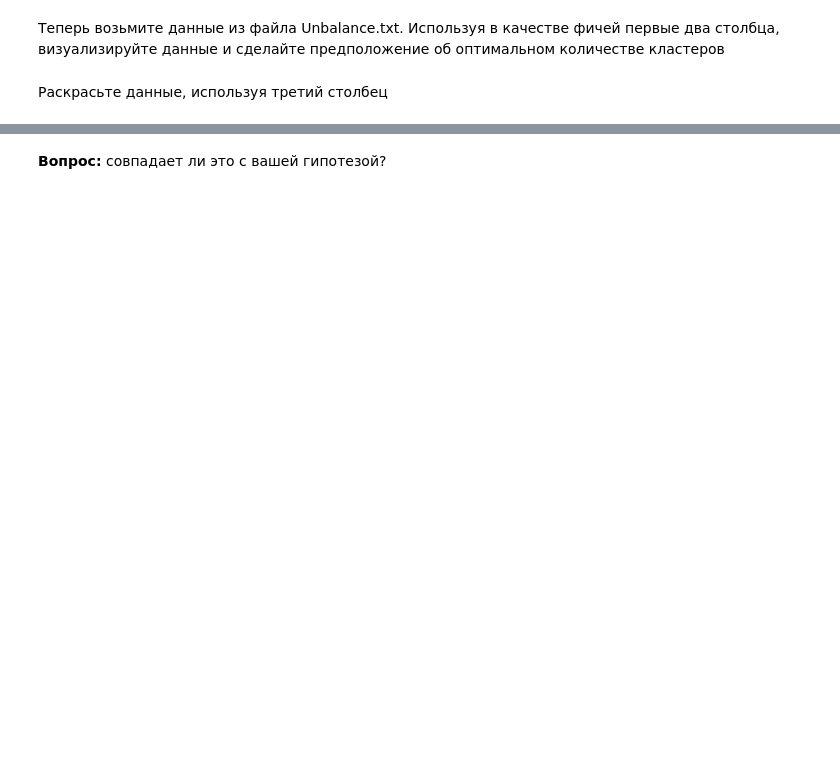
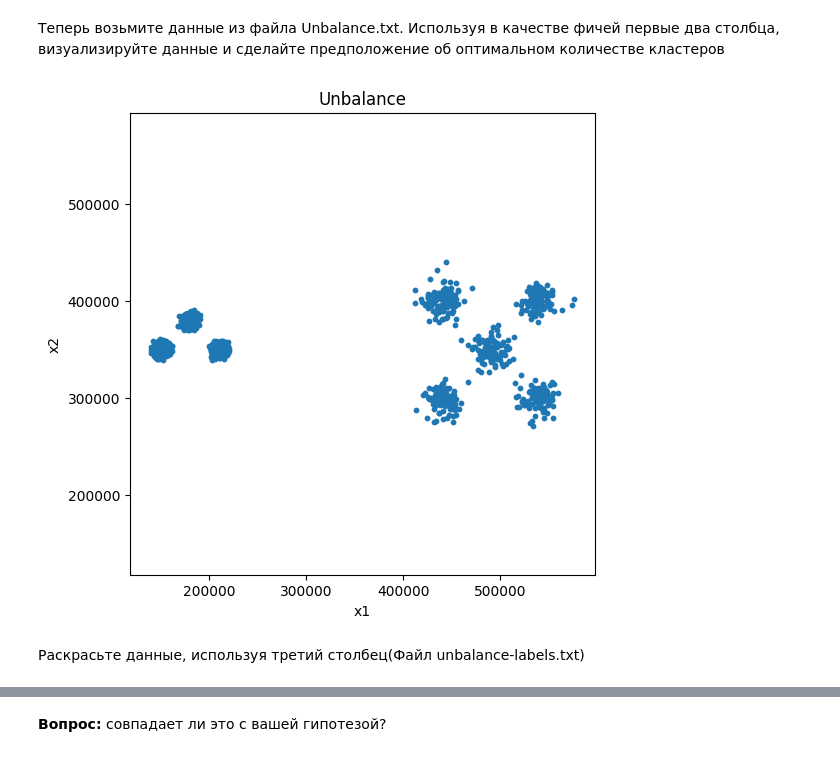
Before and after one commit to Saharochekl/FSR_ML, a Jupyter notebook: hometasks/Theme3/Sem03_01.ipynb, the cells around one changed output, grey strips where cells are left out. Saved outputs shown, nothing was run; the diff lists cells and outputs as text; code cells hidden in the pictures; blank space fills up the shorter version.

```diff
--- a/hometasks/Theme3/Sem03_01.ipynb
+++ b/hometasks/Theme3/Sem03_01.ipynb
@@ -232,7 +358,20 @@ Spectral Clustering строит kNN-граф, считает собственн
 # %% [markdown]
 Теперь возьмите данные из файла Unbalance.txt. Используя в качестве фичей первые два столбца, визуализируйте данные и сделайте предположение об оптимальном количестве кластеров
 # %%
-#Your code here
+from sklearn.metrics import silhouette_score
+
+path = "data/Unbalance.txt"
+df = pd.read_csv(path, sep=r"\s+", header=None)
+X = df.iloc[:, :2].to_numpy()
+
+
+plt.figure(figsize=(6, 6))
+plt.scatter(X[:, 0], X[:, 1], s=10)
+plt.title("Unbalance")
+plt.xlabel("x1"); plt.ylabel("x2"); plt.axis("equal")
+plt.show()
+# %% [output]
+[figure, added]
 # %% [markdown]
-Раскрасьте данные, используя третий столбец
+Раскрасьте данные, используя третий столбец(Файл unbalance-labels.txt)
 # %%
```
Also changed, not shown: parts of 38 cells of this notebook.
